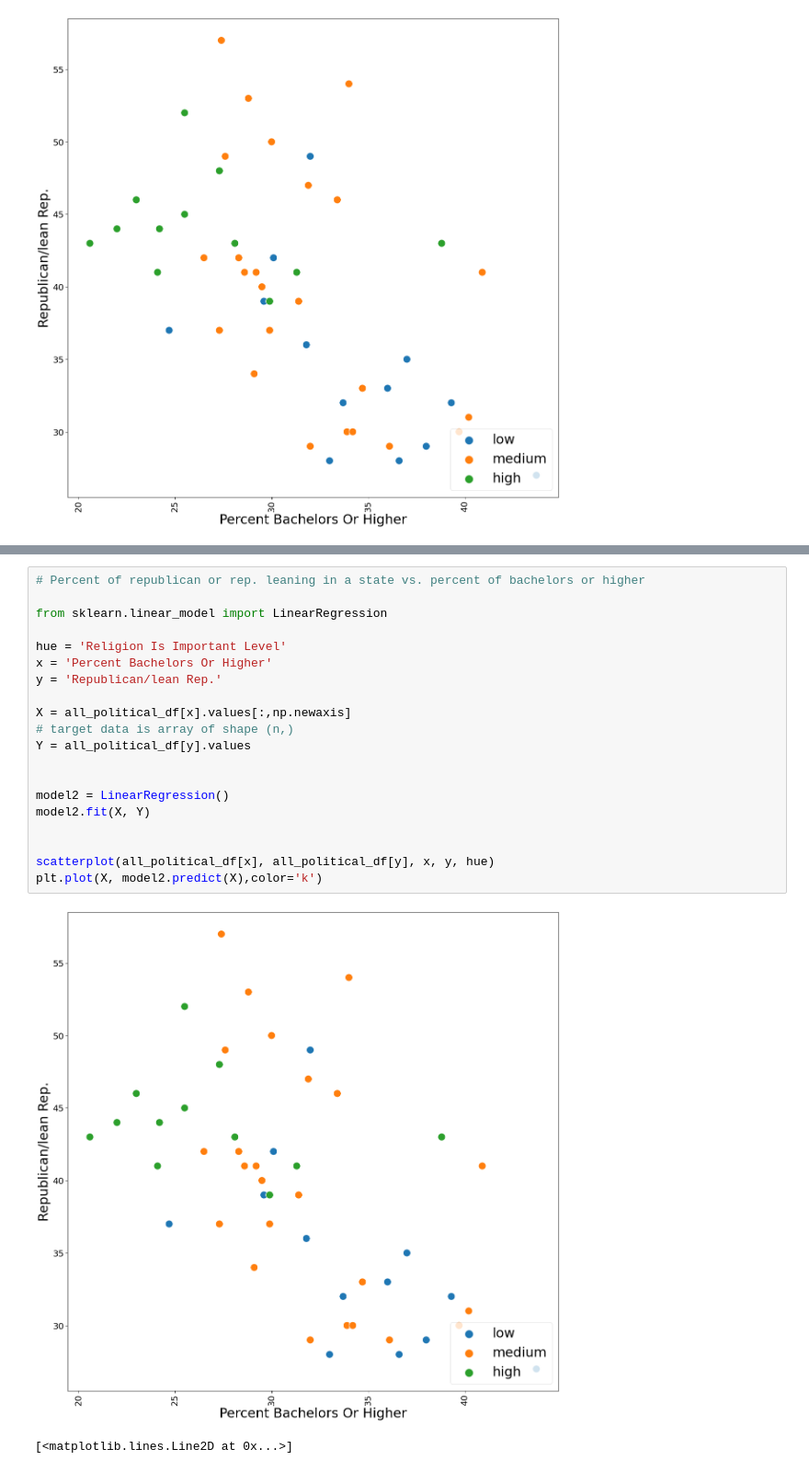
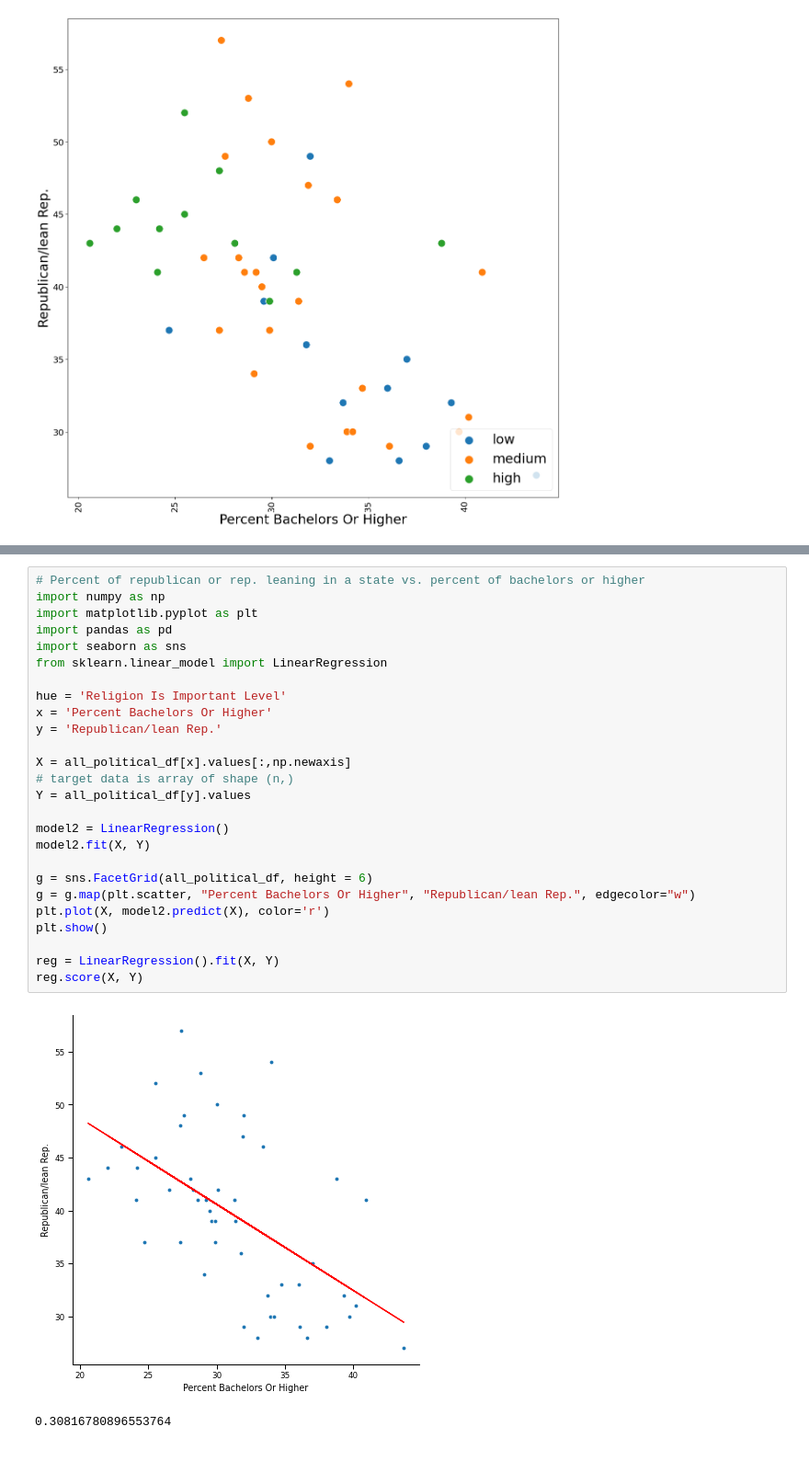
Before and after one commit to kirakirakira/Code-Louisville-Data-Science-Project, a Jupyter notebook: Education and Religion.ipynb, the cells around one changed output, grey strips where cells are left out. Shown at 92% size. Cells and saved outputs as stored; diff of their text form.

Commit message:
plot the linear regression on the scatterplots

```diff
--- a/Education and Religion.ipynb
+++ b/Education and Religion.ipynb
@@ -762,23 +768,29 @@ plt.plot(X, model2.predict(X),color='k')
 # %%
 # Percent of republican or rep. leaning in a state vs. percent of bachelors or higher
-
+import numpy as np
+import matplotlib.pyplot as plt
+import pandas as pd
+import seaborn as sns
 from sklearn.linear_model import LinearRegression
 
 hue = 'Religion Is Important Level'
 x = 'Percent Bachelors Or Higher'
 y = 'Republican/lean Rep.'
 
 X = all_political_df[x].values[:,np.newaxis]
 # target data is array of shape (n,)
 Y = all_political_df[y].values
 
-
 model2 = LinearRegression()
 model2.fit(X, Y)
 
+g = sns.FacetGrid(all_political_df, height = 6)
+g = g.map(plt.scatter, "Percent Bachelors Or Higher", "Republican/lean Rep.", edgecolor="w")
+plt.plot(X, model2.predict(X), color='r')
+plt.show()
 
-scatterplot(all_political_df[x], all_political_df[y], x, y, hue)
-plt.plot(X, model2.predict(X),color='k')
+reg = LinearRegression().fit(X, Y)
+reg.score(X, Y)
 # %% [output]
-[figure, old version]
+[figure, new version]
-[<matplotlib.lines.Line2D at 0x...>]
+0.30816780896553764
```
Also changed, not shown: parts of 3 cells of this notebook.
